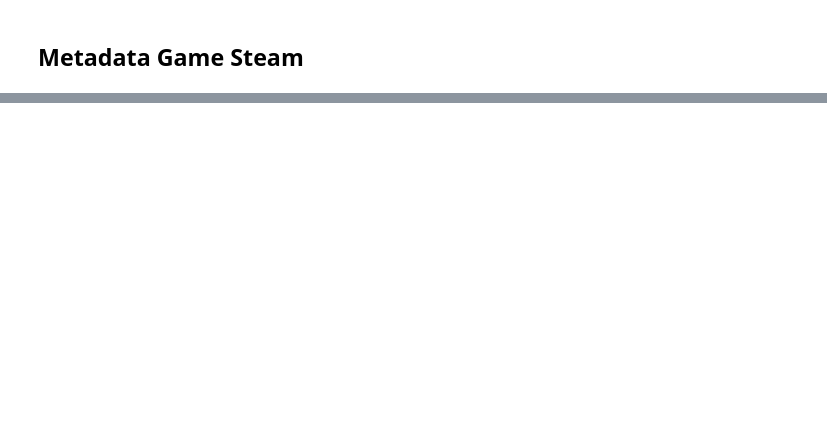
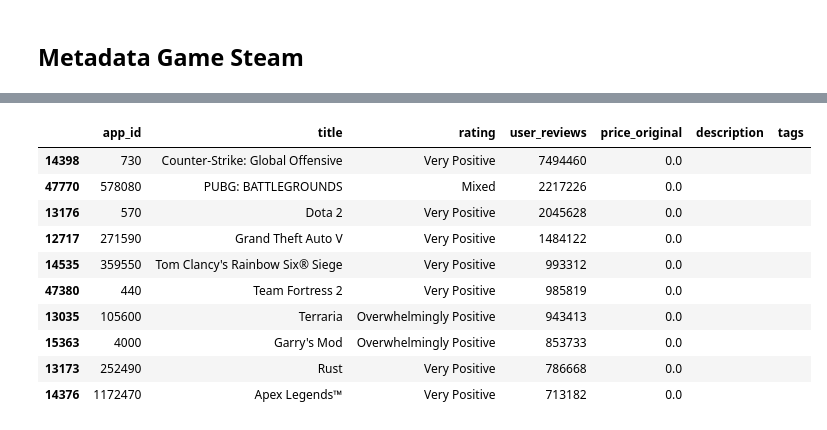
Before and after one commit to zhulkhoirr/Steam-Recommendation-System, a Jupyter notebook: SteamRecommendationSystem.ipynb, the cells around one changed output, grey strips where cells are left out. Cells and saved outputs as stored; diff of their text form; code cells hidden in the pictures; blank space fills up the shorter version.

Commit message:
update metadata

```diff
--- a/SteamRecommendationSystem.ipynb
+++ b/SteamRecommendationSystem.ipynb
@@ -375,0 +348,8 @@ def get_app_name(app_id):
+# %%
+games_with_metadata_df = pd.merge(games_df, games_metadata_df, on='app_id', how='outer')
+
+selected_columns = ['app_id', 'title', 'rating', 'user_reviews', 'price_original', 'description', 'tags']
+
+games_with_metadata_df = games_with_metadata_df[selected_columns]
+
+games_with_metadata_df.sample(5)
@@ -375,0 +363,18 @@ def get_app_name(app_id):
+# %%
+filtered_df = games_with_metadata_df[selected_columns]
+
+sorted_df = filtered_df.sort_values(by='user_reviews', ascending=False).head(10)
+
+sorted_df
+# %% [output]
+|  | app_id | title | rating | user_reviews | price_original | description | tags |
+| 14398 | 730 | Counter-Strike: Global Offensive | Very Positive | 7494460 | 0.0 |  |  |
+| 47770 | 578080 | PUBG: BATTLEGROUNDS | Mixed | 2217226 | 0.0 |  |  |
+| 13176 | 570 | Dota 2 | Very Positive | 2045628 | 0.0 |  |  |
+| 12717 | 271590 | Grand Theft Auto V | Very Positive | 1484122 | 0.0 |  |  |
+| 14535 | 359550 | Tom Clancy's Rainbow Six® Siege | Very Positive | 993312 | 0.0 |  |  |
+| 47380 | 440 | Team Fortress 2 | Very Positive | 985819 | 0.0 |  |  |
+| 13035 | 105600 | Terraria | Overwhelmingly Positive | 943413 | 0.0 |  |  |
+| 15363 | 4000 | Garry's Mod | Overwhelmingly Positive | 853733 | 0.0 |  |  |
+| 13173 | 252490 | Rust | Very Positive | 786668 | 0.0 |  |  |
+| 14376 | 1172470 | Apex Legends™ | Very Positive | 713182 | 0.0 |  |  |
```
Also changed, not shown: parts of 16 cells of this notebook.
